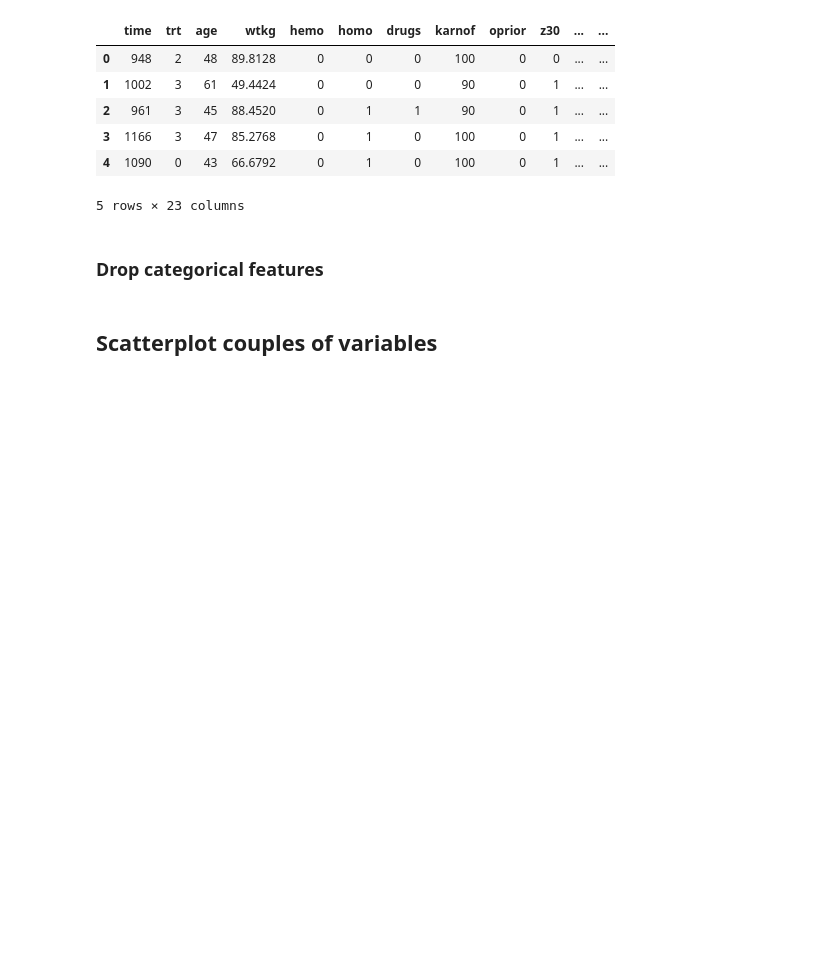
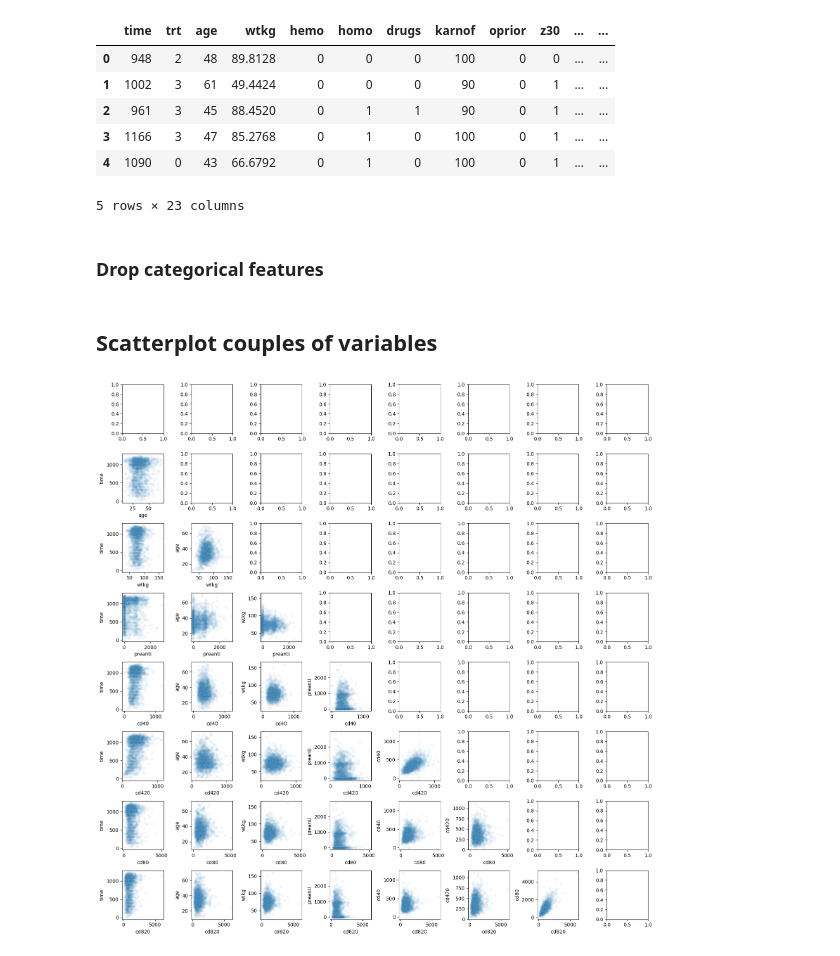
Before and after one commit to AlexanderBusa/ProgettoTeam2, a Jupyter notebook: kmeans.ipynb, the cells around one changed output. Saved outputs shown, nothing was run; the diff lists cells and outputs as text; code cells hidden in the pictures; blank space fills up the shorter version.

Commit message:
scatterplot couples of continuous variables

```diff
--- a/kmeans.ipynb
+++ b/kmeans.ipynb
@@ -40,3 +40,19 @@ continuous_features
 df = data[continuous_features]
 # %% [markdown]
 ## Scatterplot couples of variables
+# %%
+n_cols = len(df.columns)
+fig,ax = plt.subplots(n_cols,n_cols, figsize=(16,16))
+
+for i in range(1,n_cols):
+    for j in range(i):
+        var1 = df.columns[i]
+        var2 = df.columns[j]
+        ax[i][j].set_xlabel(var1)
+        ax[i][j].set_ylabel(var2)
+        sns.scatterplot(data = df, x = var1, y = var2,ax = ax[i][j], alpha = 0.05)
+
+plt.tight_layout()
+plt.show()
+# %% [output]
+[figure, added]
```
